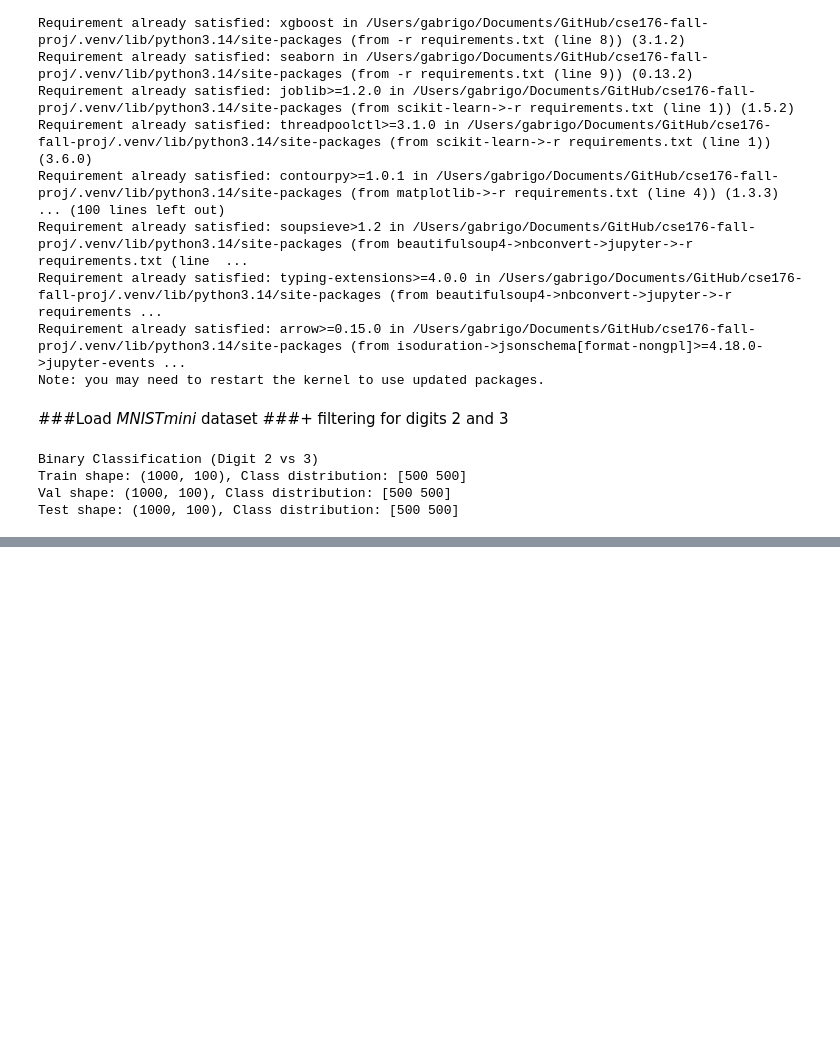
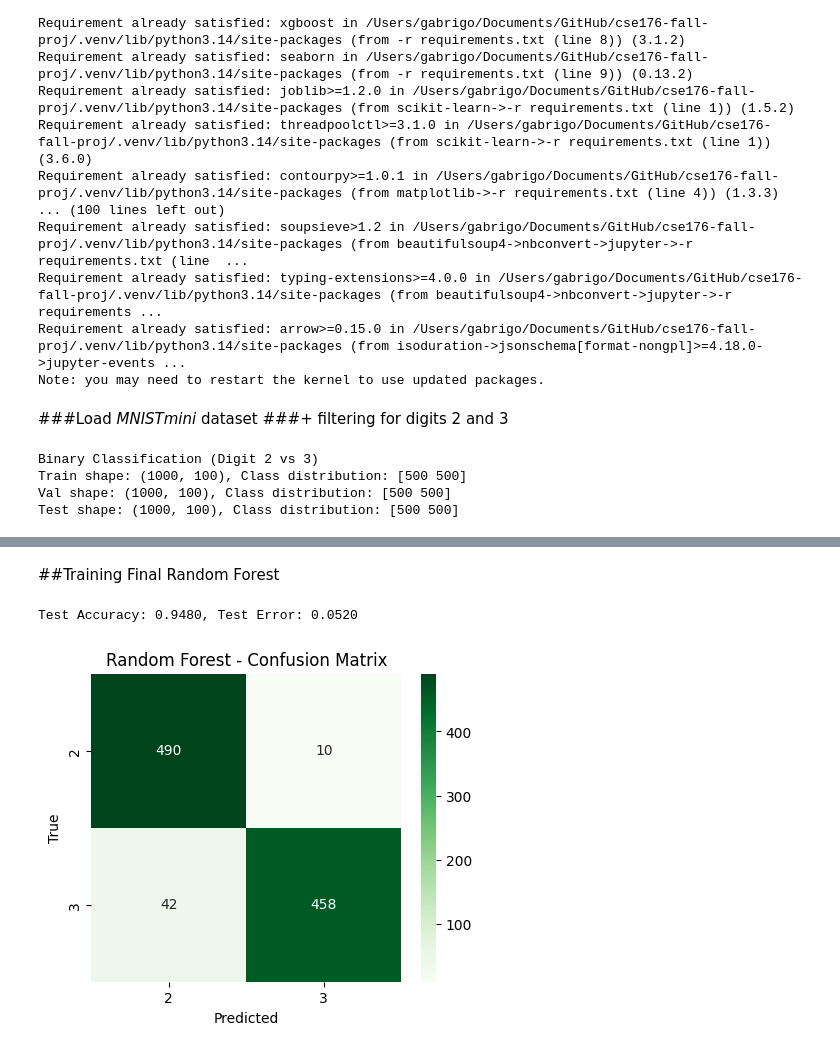
Before and after one commit to gav-ip/cse176-fall-proj, a Jupyter notebook: part1/randforests.ipynb, the cells around one changed output, grey strips where cells are left out. Drawn from its saved outputs; the diff is of its cells as text; code cells hidden in the pictures; blank space fills up the shorter version.

Commit message:
random forests on notebook

```diff
--- a/part1/randforests.ipynb
+++ b/part1/randforests.ipynb
@@ -53,0 +56,20 @@ Test shape: (1000, 100), Class distribution: [500 500]
+# %%
+n_trees_list = [10, 50, 100, 200, 15, 25, 30, 40]
+train_errors = []
+val_errors = []
+
+for n_trees in n_trees_list:
+    rf = RandomForestClassifier(n_estimators=n_trees, random_state=42)
+    rf.fit(X_train_binary, y_train_binary)
+
+    y_train_pred = rf.predict(X_train_binary)
+    y_val_pred = rf.predict(X_val_binary)
+
+    train_errors.append(1 - accuracy_score(y_train_binary, y_train_pred))
+    val_errors.append(1 - accuracy_score(y_val_binary, y_val_pred))
+
+    print(f"n_estimators={n_trees}: Train Error={train_errors[-1]:.4f}, Val Error={val_errors[-1]:.4f}")
+
+best_idx = np.argmin(val_errors)
+best_n_trees = n_trees_list[best_idx]
+print(f"Best n_estimators: {best_n_trees} (Validation Error={val_errors[best_idx]:.4f})")
@@ -53,0 +86,24 @@ Test shape: (1000, 100), Class distribution: [500 500]
+# %% [markdown]
+##Training Final Random Forest
+# %%
+final_rf = RandomForestClassifier(n_estimators=best_n_trees, random_state=42)
+final_rf.fit(X_train_binary, y_train_binary)
+
+y_test_pred = final_rf.predict(X_test_binary)
+test_acc = accuracy_score(y_test_binary, y_test_pred)
+test_error = 1 - test_acc
+print(f"Test Accuracy: {test_acc:.4f}, Test Error: {test_error:.4f}")
+
+# Confusion matrix
+cm = confusion_matrix(y_test_binary, y_test_pred)
+plt.figure(figsize=(5,4))
+sns.heatmap(cm, annot=True, fmt='d', cmap='Greens',
+            xticklabels=[str(digit1), str(digit2)],
+            yticklabels=[str(digit1), str(digit2)])
+plt.title("Random Forest - Confusion Matrix")
+plt.xlabel("Predicted")
+plt.ylabel("True")
+plt.show()
+# %% [output]
+Test Accuracy: 0.9480, Test Error: 0.0520
+[figure, added]
```
Also changed, not shown: parts of 2 cells of this notebook, 2 other files.
